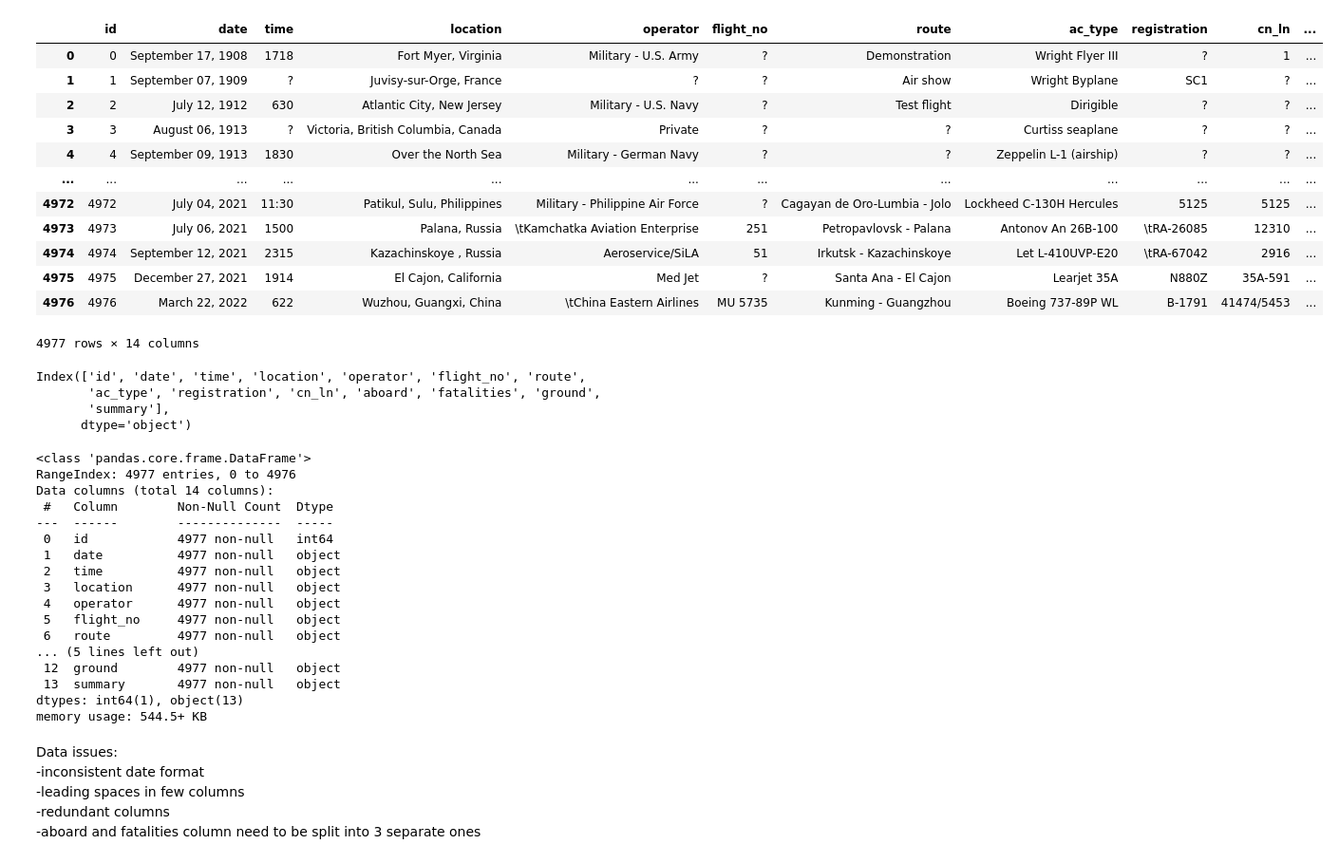
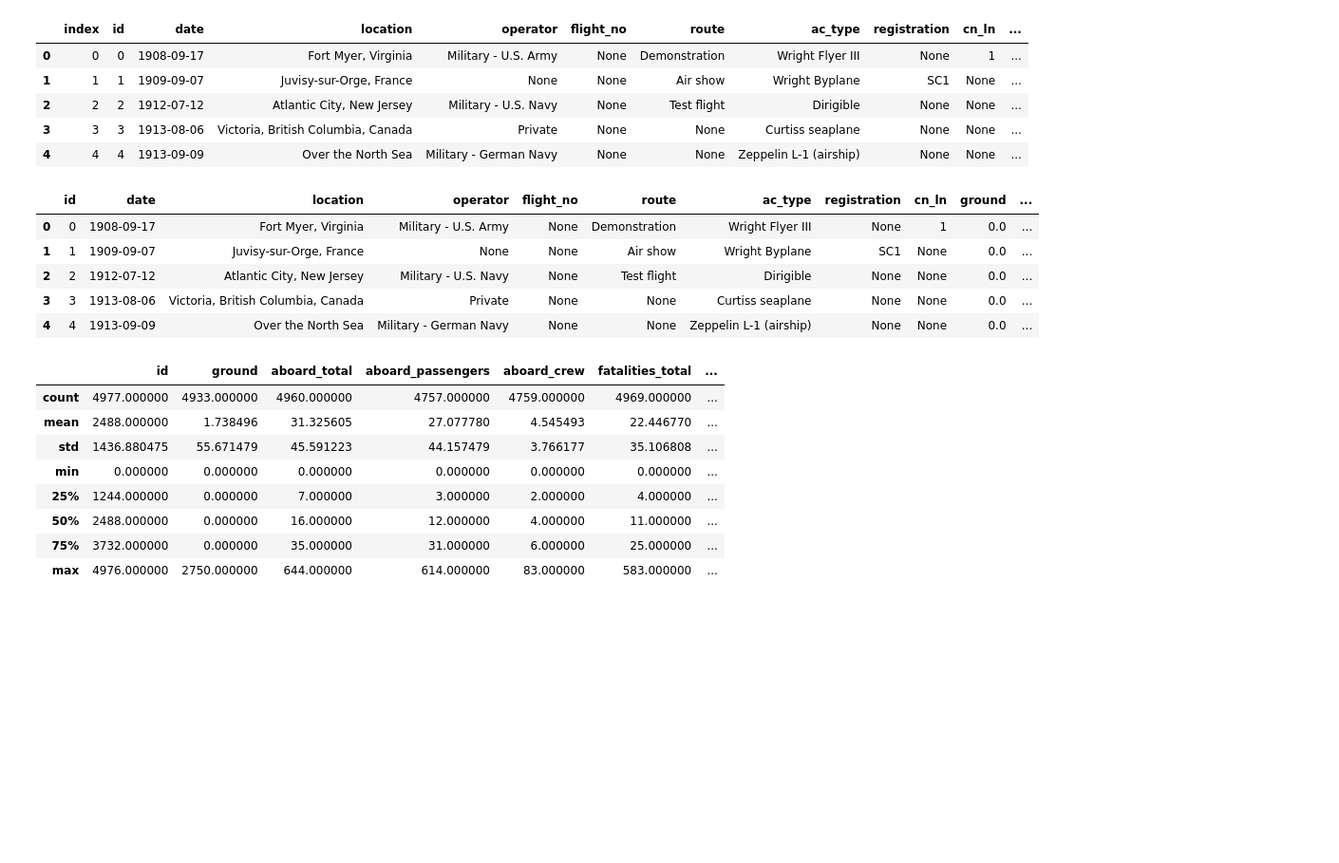
Before and after one commit to Arbuz0/aviation-accidents, a Jupyter notebook: EDA.ipynb, the cells around one changed output. Shown at 95% size. Saved outputs shown, nothing was run; the diff lists cells and outputs as text; code cells hidden in the pictures; blank space fills up the shorter version.

```diff
--- a/EDA.ipynb
+++ b/EDA.ipynb
@@ -5,19 +9,12 @@ import sqlite3
 # %%
 con = sqlite3.connect('airplanes.db')
-data_import = pd.read_sql_query('SELECT * from airplane_accidents', con)
+data_import = pd.read_sql_query('SELECT * from airplane_accidents_cleaned', con)
 
-data_import
+data_import.head()
 # %% [output]
-|  | id | date | time | location | operator | flight_no | route | ac_type | registration | cn_ln | ... |
-| 0 | 0 | September 17, 1908 | 1718 | Fort Myer, Virginia | Military - U.S. Army | ? | Demonstration | Wright Flyer III | ? | 1 | ... |
-| 1 | 1 | September 07, 1909 | ? | Juvisy-sur-Orge, France | ? | ? | Air show | Wright Byplane | SC1 | ? | ... |
-| 2 | 2 | July 12, 1912 | 630 | Atlantic City, New Jersey | Military - U.S. Navy | ? | Test flight | Dirigible | ? | ? | ... |
-| 3 | 3 | August 06, 1913 | ? | Victoria, British Columbia, Canada | Private | ? | ? | Curtiss seaplane | ? | ? | ... |
-| 4 | 4 | September 09, 1913 | 1830 | Over the North Sea | Military - German Navy | ? | ? | Zeppelin L-1 (airship) | ? | ? | ... |
-| ... | ... | ... | ... | ... | ... | ... | ... | ... | ... | ... | ... |
-| 4972 | 4972 | July 04, 2021 | 11:30 | Patikul, Sulu, Philippines | Military - Philippine Air Force | ? | Cagayan de Oro-Lumbia - Jolo | Lockheed C-130H Hercules | 5125 | 5125 | ... |
-| 4973 | 4973 | July 06, 2021 | 1500 | Palana, Russia | \tKamchatka Aviation Enterprise | 251 | Petropavlovsk - Palana | Antonov An 26B-100 | \tRA-26085 | 12310 | ... |
-| 4974 | 4974 | September 12, 2021 | 2315 | Kazachinskoye , Russia | Aeroservice/SiLA | 51 | Irkutsk - Kazachinskoye | Let L-410UVP-E20 | \tRA-67042 | 2916 | ... |
-| 4975 | 4975 | December 27, 2021 | 1914 | El Cajon, California | Med Jet | ? | Santa Ana - El Cajon | Learjet 35A | N880Z | 35A-591 | ... |
-| 4976 | 4976 | March 22, 2022 | 622 | Wuzhou, Guangxi, China | \tChina Eastern Airlines | MU 5735 | Kunming - Guangzhou | Boeing 737-89P WL | B-1791 | 41474/5453 | ... |
+|  | index | id | date | location | operator | flight_no | route | ac_type | registration | cn_ln | ... |
+| 0 | 0 | 0 | 1908-09-17 | Fort Myer, Virginia | Military - U.S. Army | None | Demonstration | Wright Flyer III | None | 1 | ... |
+| 1 | 1 | 1 | 1909-09-07 | Juvisy-sur-Orge, France | None | None | Air show | Wright Byplane | SC1 | None | ... |
+| 2 | 2 | 2 | 1912-07-12 | Atlantic City, New Jersey | Military - U.S. Navy | None | Test flight | Dirigible | None | None | ... |
+| 3 | 3 | 3 | 1913-08-06 | Victoria, British Columbia, Canada | Private | None | None | Curtiss seaplane | None | None | ... |
+| 4 | 4 | 4 | 1913-09-09 | Over the North Sea | Military - German Navy | None | None | Zeppelin L-1 (airship) | None | None | ... |
-4977 rows × 14 columns
@@ -24,33 +23,21 @@ data_import
 # %%
-data_import.columns
+data_import.head()
 # %% [output]
-Index(['id', 'date', 'time', 'location', 'operator', 'flight_no', 'route',
-       'ac_type', 'registration', 'cn_ln', 'aboard', 'fatalities', 'ground',
-       'summary'],
-      dtype='object')
+|  | id | date | location | operator | flight_no | route | ac_type | registration | cn_ln | ground | ... |
+| 0 | 0 | 1908-09-17 | Fort Myer, Virginia | Military - U.S. Army | None | Demonstration | Wright Flyer III | None | 1 | 0.0 | ... |
+| 1 | 1 | 1909-09-07 | Juvisy-sur-Orge, France | None | None | Air show | Wright Byplane | SC1 | None | 0.0 | ... |
+| 2 | 2 | 1912-07-12 | Atlantic City, New Jersey | Military - U.S. Navy | None | Test flight | Dirigible | None | None | 0.0 | ... |
+| 3 | 3 | 1913-08-06 | Victoria, British Columbia, Canada | Private | None | None | Curtiss seaplane | None | None | 0.0 | ... |
+| 4 | 4 | 1913-09-09 | Over the North Sea | Military - German Navy | None | None | Zeppelin L-1 (airship) | None | None | 0.0 | ... |
 # %%
-data_import.info()
+data_import.describe()
 # %% [output]
-<class 'pandas.core.frame.DataFrame'>
-RangeIndex: 4977 entries, 0 to 4976
-Data columns (total 14 columns):
- #   Column        Non-Null Count  Dtype
----  ------        --------------  -----
- 0   id            4977 non-null   int64
- 1   date          4977 non-null   object
- 2   time          4977 non-null   object
- 3   location      4977 non-null   object
- 4   operator      4977 non-null   object
- 5   flight_no     4977 non-null   object
- 6   route         4977 non-null   object
-... (5 lines left out)
- 12  ground        4977 non-null   object
- 13  summary       4977 non-null   object
-dtypes: int64(1), object(13)
-memory usage: 544.5+ KB
+|  | id | ground | aboard_total | aboard_passengers | aboard_crew | fatalities_total | ... |
+| count | 4977.000000 | 4933.000000 | 4960.000000 | 4757.000000 | 4759.000000 | 4969.000000 | ... |
+| mean | 2488.000000 | 1.738496 | 31.325605 | 27.077780 | 4.545493 | 22.446770 | ... |
+| std | 1436.880475 | 55.671479 | 45.591223 | 44.157479 | 3.766177 | 35.106808 | ... |
+| min | 0.000000 | 0.000000 | 0.000000 | 0.000000 | 0.000000 | 0.000000 | ... |
+| 25% | 1244.000000 | 0.000000 | 7.000000 | 3.000000 | 2.000000 | 4.000000 | ... |
+| 50% | 2488.000000 | 0.000000 | 16.000000 | 12.000000 | 4.000000 | 11.000000 | ... |
+| 75% | 3732.000000 | 0.000000 | 35.000000 | 31.000000 | 6.000000 | 25.000000 | ... |
+| max | 4976.000000 | 2750.000000 | 644.000000 | 614.000000 | 83.000000 | 583.000000 | ... |
-# %% [markdown]
-Data issues:
--inconsistent date format
--leading spaces in few columns
--redundant columns
--aboard and fatalities column need to be split into 3 separate ones
```
Also changed, not shown: parts of 23 cells of this notebook, 2 other files.
